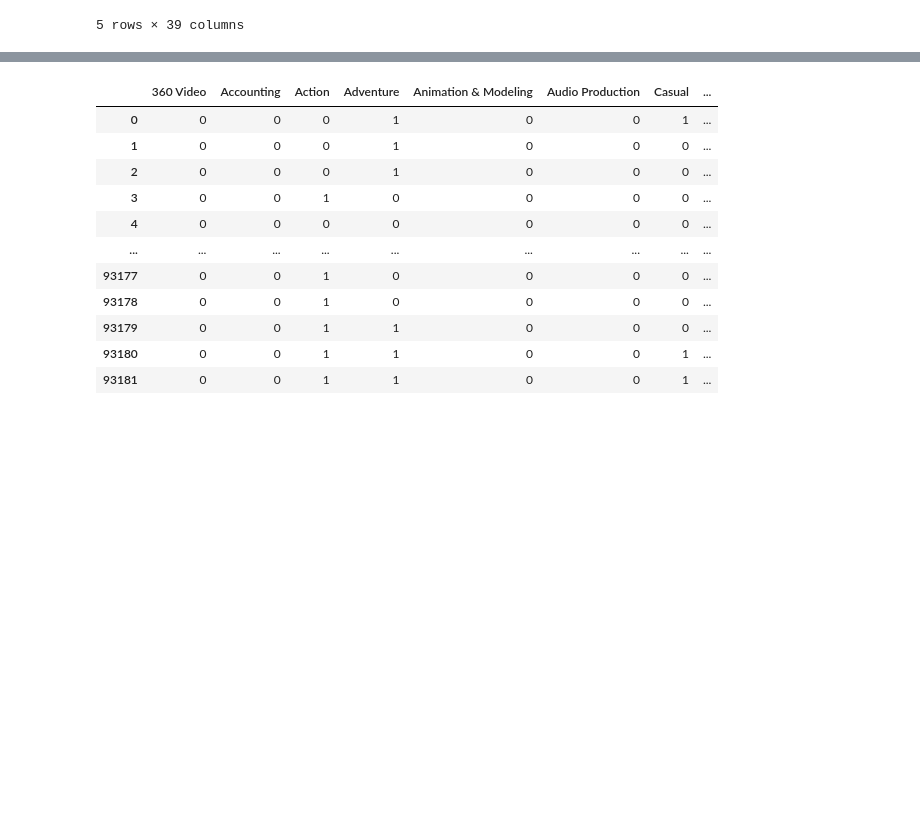
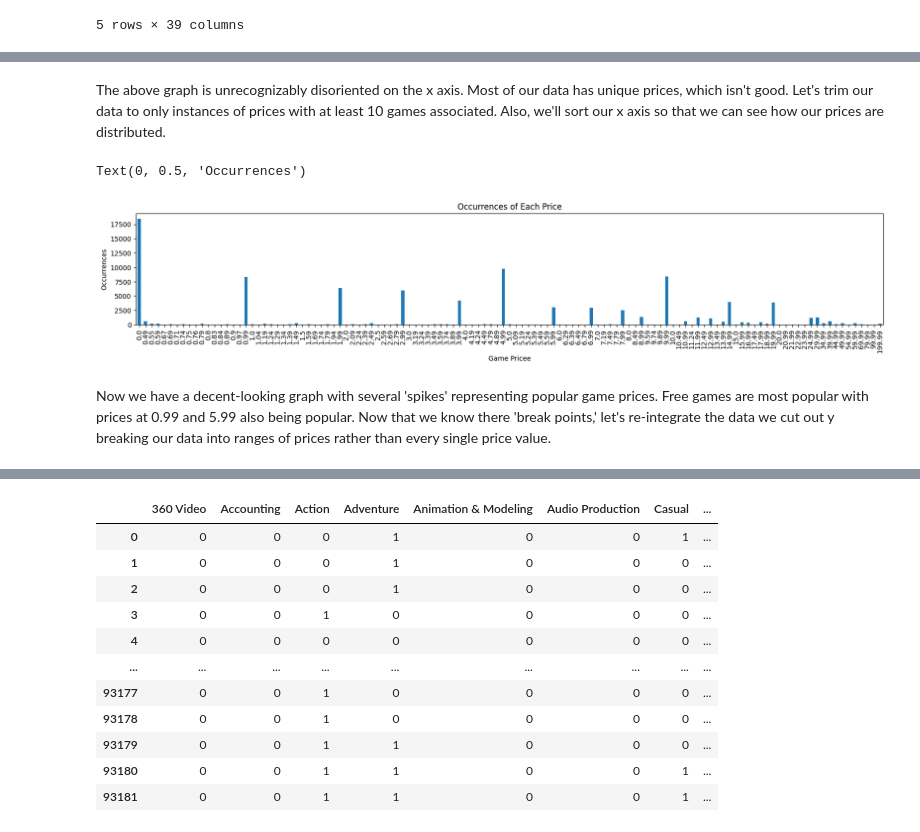
Before and after one commit to adamledet/itds-project-2025, a Jupyter notebook: Data_Science_Project.ipynb, the cells around one changed output, grey strips where cells are left out. Drawn from its saved outputs; the diff is of its cells as text; code cells hidden in the pictures; blank space fills up the shorter version.

```diff
--- a/Data_Science_Project.ipynb
+++ b/Data_Science_Project.ipynb
@@ -106,0 +109,15 @@ df_New_adj
+# %% [markdown]
+The above graph is unrecognizably disoriented on the x axis. Most of our data has unique prices, which isn't good. Let's trim our data to only instances of prices with at least 10 games associated. Also, we'll sort our x axis so that we can see how our prices are distributed.
+# %%
+price_counts = df["Price"].value_counts()# Get the number of instances of each price
+price_counts = price_counts[price_counts>10]
+price_counts = pd.DataFrame(sorted(price_counts.items()), columns=["Price", "count"])
+price_counts.plot(x='Price', y='count', kind='bar', legend=False, figsize=(20,3))# Plot the graph (expanded)
+plt.title("Occurrences of Each Price")
+plt.xlabel("Game Price")
+plt.ylabel("Occurrences")
+# %% [output]
+Text(0, 0.5, 'Occurrences')
+[figure, added]
+# %% [markdown]
+Now we have a decent-looking graph with several 'spikes' representing popular game prices. Free games are most popular with prices at 0.99 and 5.99 also being popular. Now that we know there 'break points,' let's re-integrate the data we cut out y breaking our data into ranges of prices rather than every single price value.
```
Also changed, not shown: parts of 72 cells of this notebook, 1 other file.
